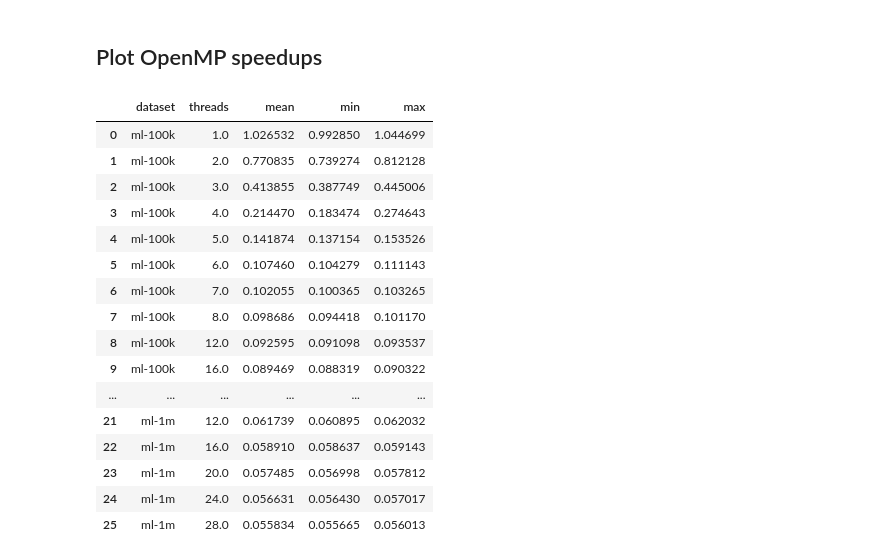
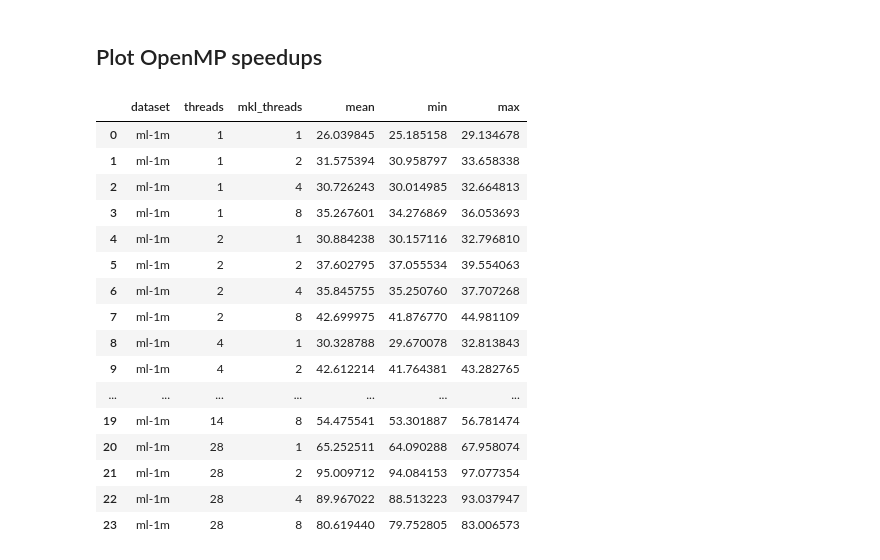
Before and after one commit to lenskit/lk-test-evals, a Jupyter notebook: Scaling.ipynb, the cells around one changed output. Cells and saved outputs as stored; diff of their text form; code cells hidden in the pictures.

```diff
--- a/Scaling.ipynb
+++ b/Scaling.ipynb
@@ -71,23 +68,23 @@ omp_time.head()
 # %% [markdown]
 ## Plot OpenMP speedups
 # %%
-omp_means = omp_time[omp_time.threads.notna()].groupby(['dataset', 'threads']).adj_time.agg(['mean', 'min', 'max']).reset_index()
+omp_means = omp_time[omp_time.threads.notna()].groupby(['dataset', 'threads', 'mkl_threads']).time.agg(['mean', 'min', 'max']).reset_index()
 omp_means
 # %% [output]
-|  | dataset | threads | mean | min | max |
-| 0 | ml-100k | 1.0 | 1.026532 | 0.992850 | 1.044699 |
-| 1 | ml-100k | 2.0 | 0.770835 | 0.739274 | 0.812128 |
-| 2 | ml-100k | 3.0 | 0.413855 | 0.387749 | 0.445006 |
-| 3 | ml-100k | 4.0 | 0.214470 | 0.183474 | 0.274643 |
-| 4 | ml-100k | 5.0 | 0.141874 | 0.137154 | 0.153526 |
-| 5 | ml-100k | 6.0 | 0.107460 | 0.104279 | 0.111143 |
-| 6 | ml-100k | 7.0 | 0.102055 | 0.100365 | 0.103265 |
-| 7 | ml-100k | 8.0 | 0.098686 | 0.094418 | 0.101170 |
-| 8 | ml-100k | 12.0 | 0.092595 | 0.091098 | 0.093537 |
-| 9 | ml-100k | 16.0 | 0.089469 | 0.088319 | 0.090322 |
-| ... | ... | ... | ... | ... | ... |
-| 21 | ml-1m | 12.0 | 0.061739 | 0.060895 | 0.062032 |
-| 22 | ml-1m | 16.0 | 0.058910 | 0.058637 | 0.059143 |
-| 23 | ml-1m | 20.0 | 0.057485 | 0.056998 | 0.057812 |
-| 24 | ml-1m | 24.0 | 0.056631 | 0.056430 | 0.057017 |
-| 25 | ml-1m | 28.0 | 0.055834 | 0.055665 | 0.056013 |
+|  | dataset | threads | mkl_threads | mean | min | max |
+| 0 | ml-1m | 1 | 1 | 26.039845 | 25.185158 | 29.134678 |
+| 1 | ml-1m | 1 | 2 | 31.575394 | 30.958797 | 33.658338 |
+| 2 | ml-1m | 1 | 4 | 30.726243 | 30.014985 | 32.664813 |
+| 3 | ml-1m | 1 | 8 | 35.267601 | 34.276869 | 36.053693 |
+| 4 | ml-1m | 2 | 1 | 30.884238 | 30.157116 | 32.796810 |
+| 5 | ml-1m | 2 | 2 | 37.602795 | 37.055534 | 39.554063 |
+| 6 | ml-1m | 2 | 4 | 35.845755 | 35.250760 | 37.707268 |
+| 7 | ml-1m | 2 | 8 | 42.699975 | 41.876770 | 44.981109 |
+| 8 | ml-1m | 4 | 1 | 30.328788 | 29.670078 | 32.813843 |
+| 9 | ml-1m | 4 | 2 | 42.612214 | 41.764381 | 43.282765 |
+| ... | ... | ... | ... | ... | ... | ... |
+| 19 | ml-1m | 14 | 8 | 54.475541 | 53.301887 | 56.781474 |
+| 20 | ml-1m | 28 | 1 | 65.252511 | 64.090288 | 67.958074 |
+| 21 | ml-1m | 28 | 2 | 95.009712 | 94.084153 | 97.077354 |
+| 22 | ml-1m | 28 | 4 | 89.967022 | 88.513223 | 93.037947 |
+| 23 | ml-1m | 28 | 8 | 80.619440 | 79.752805 | 83.006573 |
```
Also changed, not shown: parts of 6 cells of this notebook, 4 other files.
